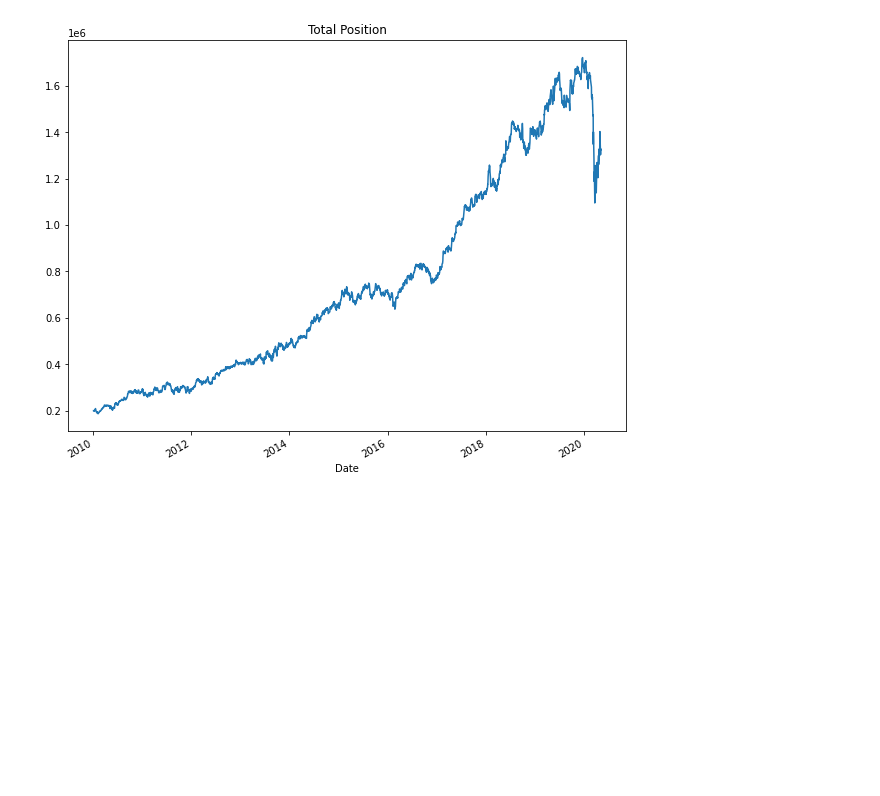
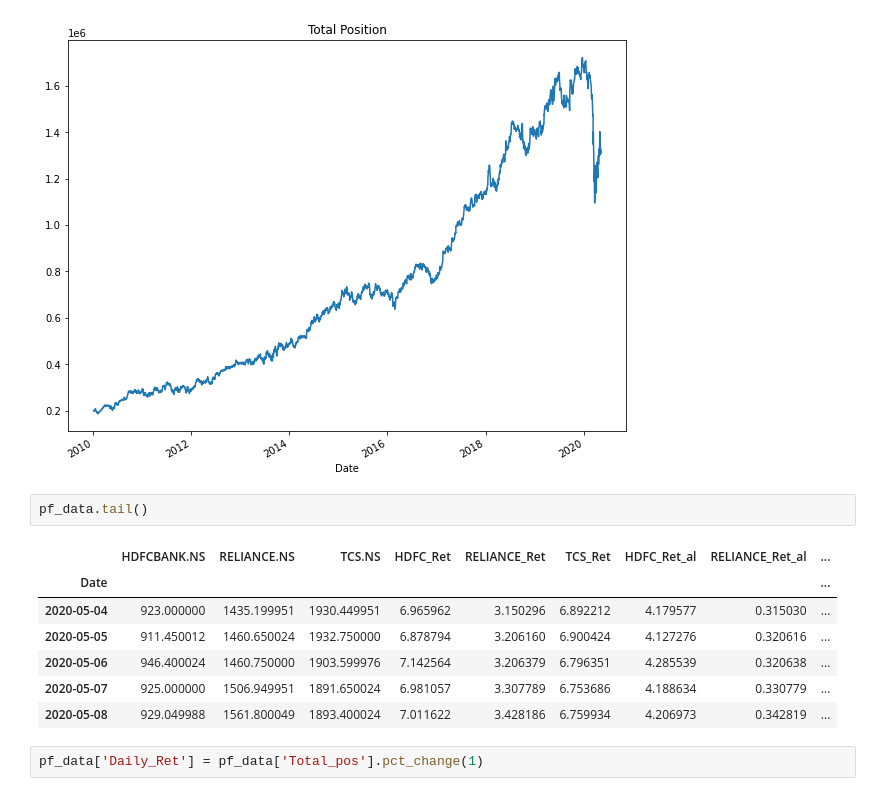
Before and after one commit to jesvin1/PortfolioManagement, a Jupyter notebook: Protfolio management.ipynb, the cells around one changed output. Saved outputs shown, nothing was run; the diff lists cells and outputs as text; blank space fills up the shorter version.

```diff
--- a/Protfolio management.ipynb
+++ b/Protfolio management.ipynb
@@ -45,3 +45,15 @@ plt.title('Total Position')
 # %% [output]
 Text(0.5, 1.0, 'Total Position')
 [figure]
+# %%
+pf_data.tail()
+# %% [output]
+|  | HDFCBANK.NS | RELIANCE.NS | TCS.NS | HDFC_Ret | RELIANCE_Ret | TCS_Ret | HDFC_Ret_al | RELIANCE_Ret_al | ... |
+| Date |  |  |  |  |  |  |  |  | ... |
+| 2020-05-04 | 923.000000 | 1435.199951 | 1930.449951 | 6.965962 | 3.150296 | 6.892212 | 4.179577 | 0.315030 | ... |
+| 2020-05-05 | 911.450012 | 1460.650024 | 1932.750000 | 6.878794 | 3.206160 | 6.900424 | 4.127276 | 0.320616 | ... |
+| 2020-05-06 | 946.400024 | 1460.750000 | 1903.599976 | 7.142564 | 3.206379 | 6.796351 | 4.285539 | 0.320638 | ... |
+| 2020-05-07 | 925.000000 | 1506.949951 | 1891.650024 | 6.981057 | 3.307789 | 6.753686 | 4.188634 | 0.330779 | ... |
+| 2020-05-08 | 929.049988 | 1561.800049 | 1893.400024 | 7.011622 | 3.428186 | 6.759934 | 4.206973 | 0.342819 | ... |
+# %%
+pf_data['Daily_Ret'] = pf_data['Total_pos'].pct_change(1)
```
Also changed, not shown: parts of 10 cells of this notebook.
